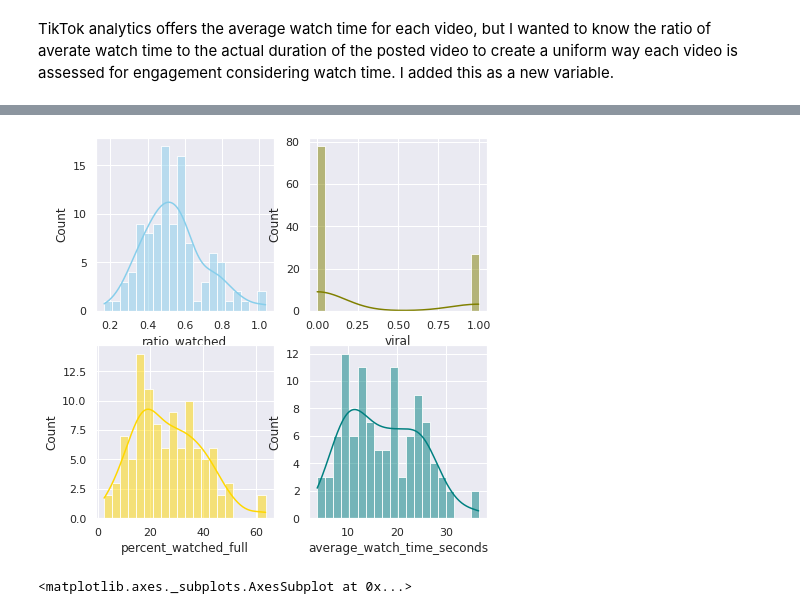
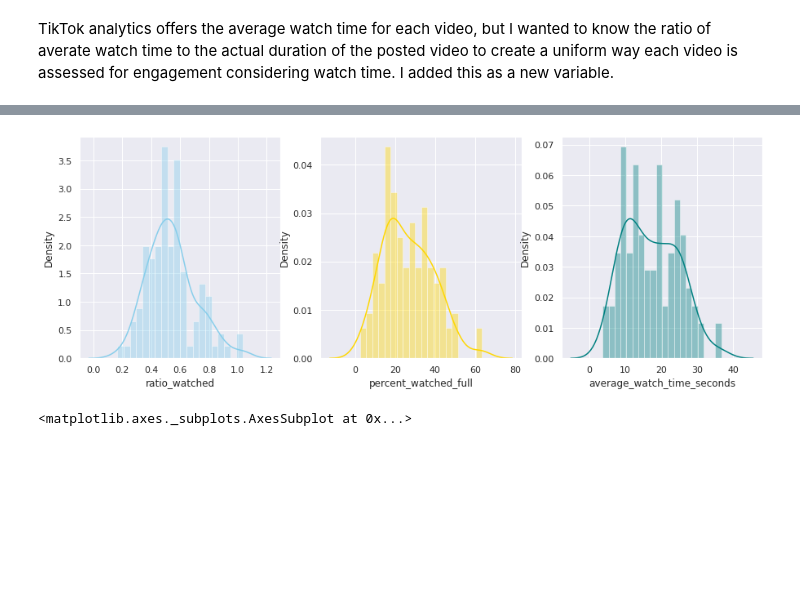
Before and after one commit to arianajschindler/oatmealmonsters_tiktok_2022, a Jupyter notebook: oatmealmonsters_data.ipynb, the cells around one changed output, grey strips where cells are left out. Drawn from its saved outputs; the diff is of its cells as text; code cells hidden in the pictures; blank space fills up the shorter version.

```diff
--- a/oatmealmonsters_data.ipynb
+++ b/oatmealmonsters_data.ipynb
@@ -182,20 +183,18 @@ oatmeal.groupby(['category']).mean()
 sns.set_palette("Spectral")
 # %%
 import matplotlib.pyplot as plt
-# set a grey background (use sns.set_theme() if seaborn version 0.11.0 or above)
+# visualizing the distribution of ratio watched, percent of people who watches
+# the full video, and the average watch time in seconds
 
+fig, axs = plt.subplots(1,3, figsize=(15, 5))
 
-fig, axs = plt.subplots(2,2, figsize=(7, 7))
-
-sns.histplot(data=oatmeal, x="ratio_watched", kde=True, color="skyblue", ax=axs[0, 0], bins=20)
-sns.histplot(data=oatmeal, x="viral", kde=True, color="olive", ax=axs[0, 1], bins=20)
-sns.histplot(data=oatmeal, x="percent_watched_full", kde=True, color="gold", ax=axs[1, 0], bins=20)
-sns.histplot(data=oatmeal, x="average_watch_time_seconds", kde=True, color="teal", ax=axs[1, 1], bins=20)
-
+sns.distplot(oatmeal["ratio_watched"], color="skyblue", ax=axs[0], bins=20)
+sns.distplot(oatmeal["percent_watched_full"], color="gold", ax=axs[1], bins=20)
+sns.distplot(oatmeal["average_watch_time_seconds"], color="teal", ax=axs[2], bins=20)
 
 plt.show()
 # %% [output]
-[figure, old version]
+[figure, new version]
 # %%
 # creating a heatmap of all of the variables
 correlation = oatmeal.corr()
```
Also changed, not shown: parts of 13 cells of this notebook.
